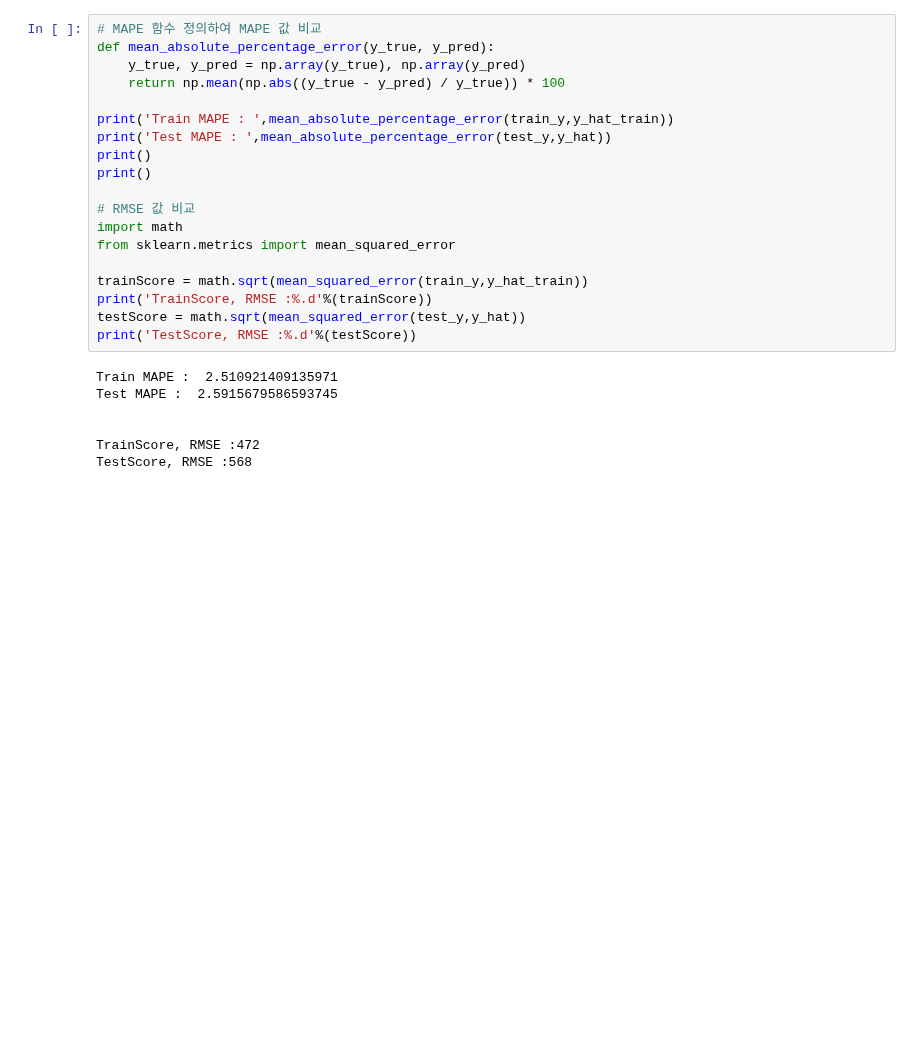
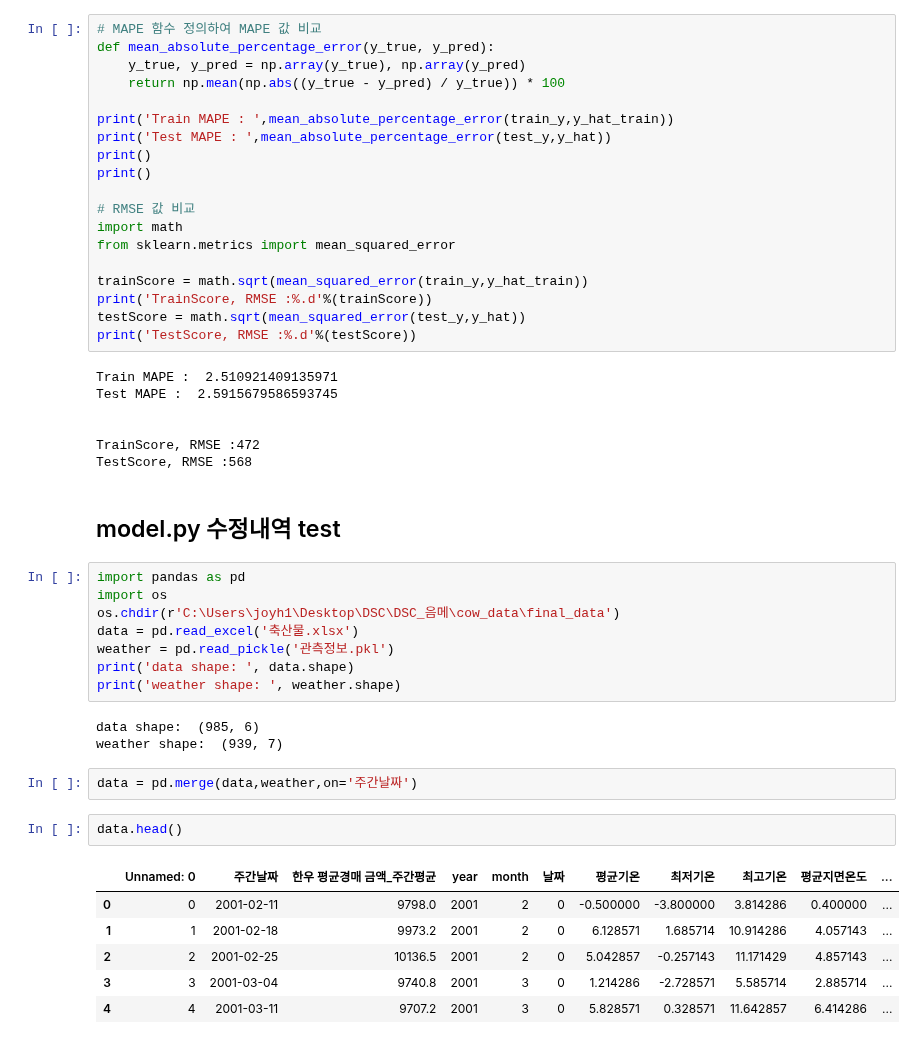
Before and after one commit to DSC-SCH/livestock-solution-project, a Jupyter notebook: Modeling/LSTM_organized.ipynb, the cells around one changed output. Cells and saved outputs as stored; diff of their text form; blank space fills up the shorter version.

```diff
--- a/Modeling/LSTM_organized.ipynb
+++ b/Modeling/LSTM_organized.ipynb
@@ -318,3 +318,27 @@ Test MAPE :  2.5915679586593745
 
 TrainScore, RMSE :472
 TestScore, RMSE :568
+# %% [markdown]
+## model.py 수정내역 test
+# %%
+import pandas as pd
+import os
+os.chdir(r'C:\Users\joyh1\Desktop\DSC\DSC_음메\cow_data\final_data')
+data = pd.read_excel('축산물.xlsx')
+weather = pd.read_pickle('관측정보.pkl')
+print('data shape: ', data.shape)
+print('weather shape: ', weather.shape)
+# %% [output]
+data shape:  (985, 6)
+weather shape:  (939, 7)
+# %%
+data = pd.merge(data,weather,on='주간날짜')
+# %%
+data.head()
+# %% [output]
+|  | Unnamed: 0 | 주간날짜 | 한우 평균경매 금액_주간평균 | year | month | 날짜 | 평균기온 | 최저기온 | 최고기온 | 평균지면온도 | ... |
+| 0 | 0 | 2001-02-11 | 9798.0 | 2001 | 2 | 0 | -0.500000 | -3.800000 | 3.814286 | 0.400000 | ... |
+| 1 | 1 | 2001-02-18 | 9973.2 | 2001 | 2 | 0 | 6.128571 | 1.685714 | 10.914286 | 4.057143 | ... |
+| 2 | 2 | 2001-02-25 | 10136.5 | 2001 | 2 | 0 | 5.042857 | -0.257143 | 11.171429 | 4.857143 | ... |
+| 3 | 3 | 2001-03-04 | 9740.8 | 2001 | 3 | 0 | 1.214286 | -2.728571 | 5.585714 | 2.885714 | ... |
+| 4 | 4 | 2001-03-11 | 9707.2 | 2001 | 3 | 0 | 5.828571 | 0.328571 | 11.642857 | 6.414286 | ... |
```
Also changed, not shown: parts of 2 cells of this notebook, 1 other file.
